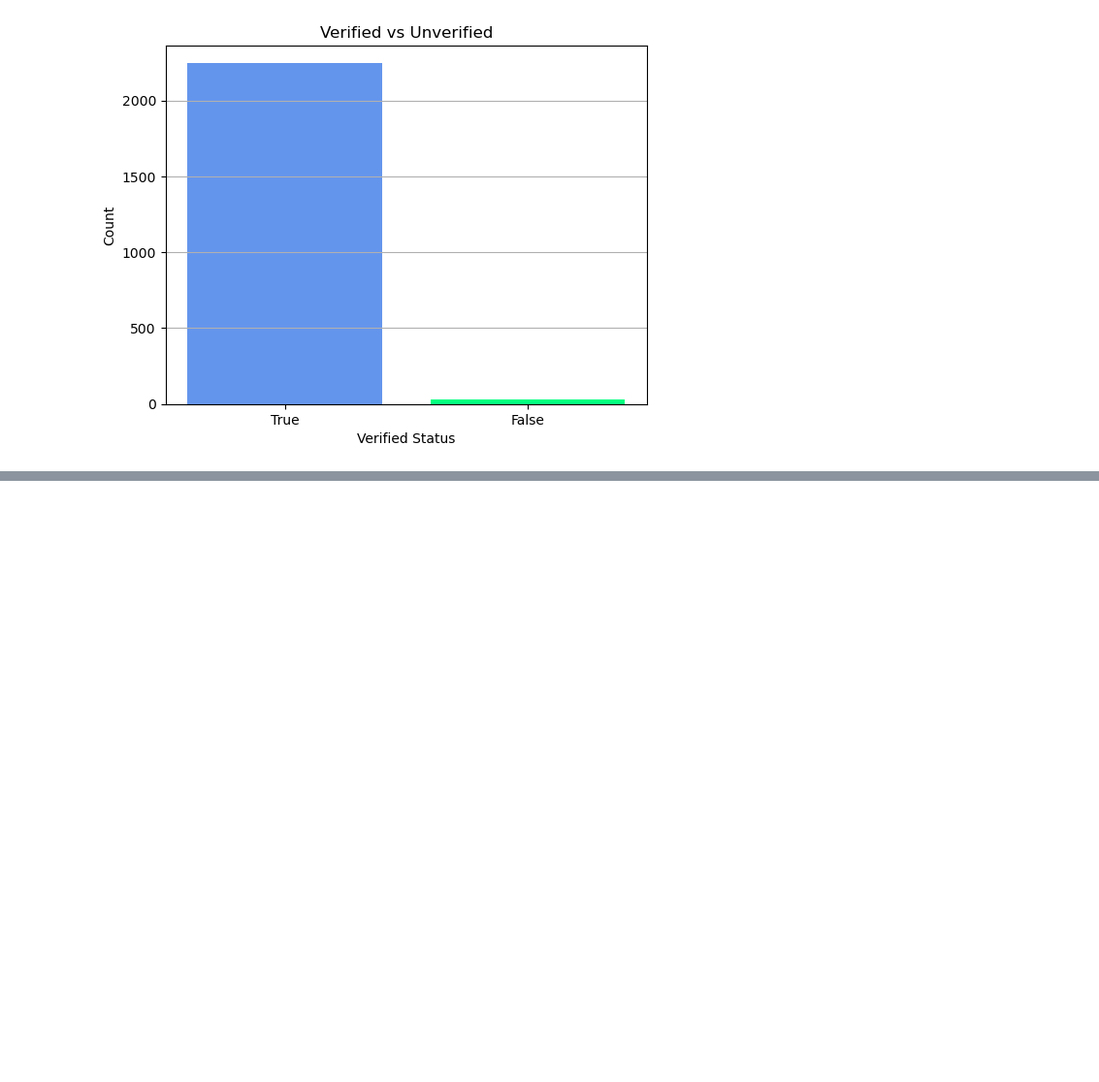
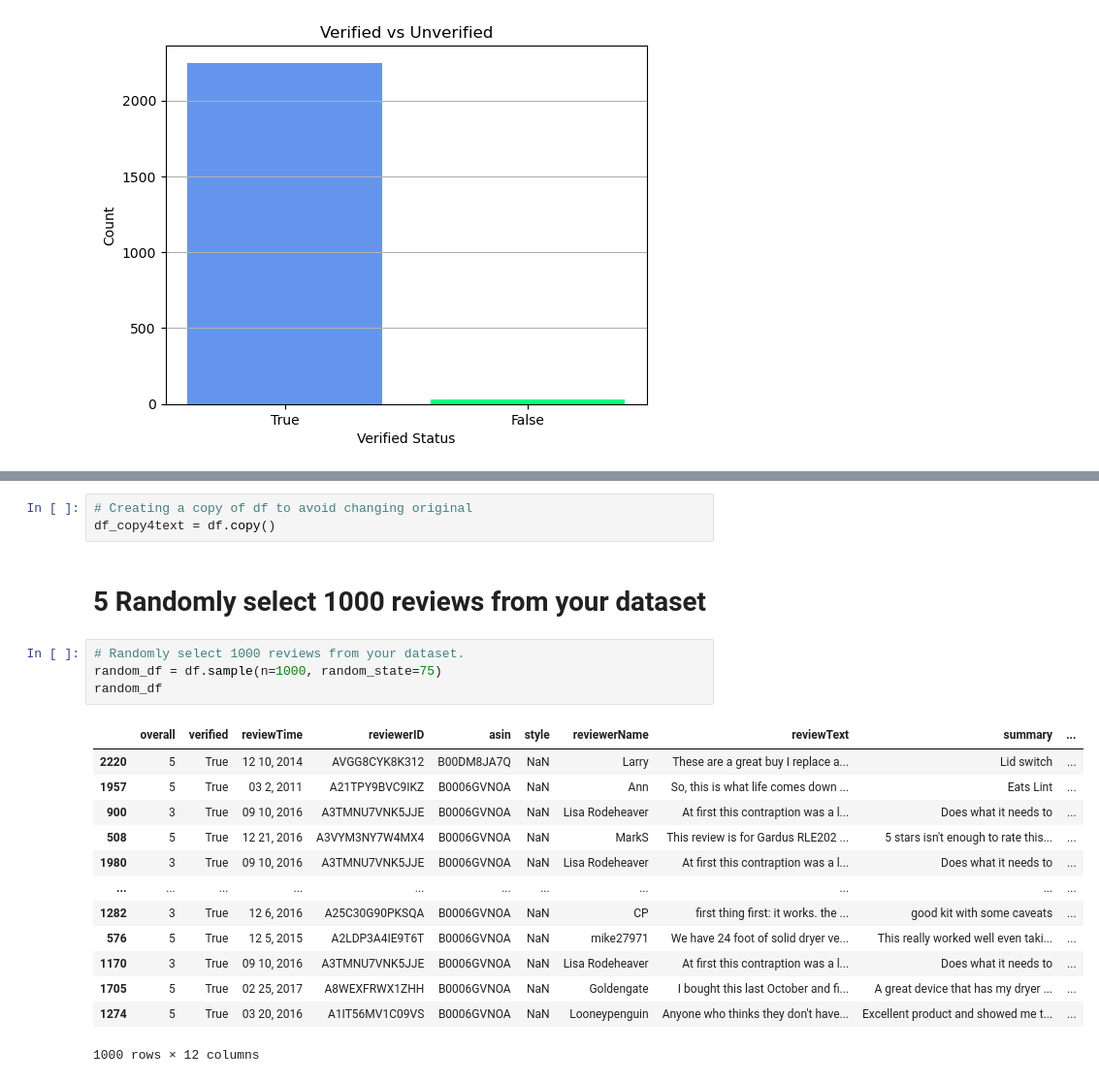
Before and after one commit to rolandjosephb/Comp262-Group3, a Jupyter notebook: Group 3.ipynb, the cells around one changed output, grey strips where cells are left out. Shown at 97% size. Drawn from its saved outputs; the diff is of its cells as text; blank space fills up the shorter version.

```diff
--- a/Group 3.ipynb
+++ b/Group 3.ipynb
@@ -404,0 +462,23 @@ plt.show()
+# %%
+# Creating a copy of df to avoid changing original
+df_copy4text = df.copy()
+# %% [markdown]
+# 5 Randomly select 1000 reviews from your dataset
+# %%
+# Randomly select 1000 reviews from your dataset.
+random_df = df.sample(n=1000, random_state=75)
+random_df
+# %% [output]
+|  | overall | verified | reviewTime | reviewerID | asin | style | reviewerName | reviewText | summary | ... |
+| 2220 | 5 | True | 12 10, 2014 | AVGG8CYK8K312 | B00DM8JA7Q | NaN | Larry | These are a great buy I replace a... | Lid switch | ... |
+| 1957 | 5 | True | 03 2, 2011 | A21TPY9BVC9IKZ | B0006GVNOA | NaN | Ann | So, this is what life comes down ... | Eats Lint | ... |
+| 900 | 3 | True | 09 10, 2016 | A3TMNU7VNK5JJE | B0006GVNOA | NaN | Lisa Rodeheaver | At first this contraption was a l... | Does what it needs to | ... |
+| 508 | 5 | True | 12 21, 2016 | A3VYM3NY7W4MX4 | B0006GVNOA | NaN | MarkS | This review is for Gardus RLE202 ... | 5 stars isn't enough to rate this... | ... |
+| 1980 | 3 | True | 09 10, 2016 | A3TMNU7VNK5JJE | B0006GVNOA | NaN | Lisa Rodeheaver | At first this contraption was a l... | Does what it needs to | ... |
+| ... | ... | ... | ... | ... | ... | ... | ... | ... | ... | ... |
+| 1282 | 3 | True | 12 6, 2016 | A25C30G90PKSQA | B0006GVNOA | NaN | CP | first thing first: it works. the ... | good kit with some caveats | ... |
+| 576 | 5 | True | 12 5, 2015 | A2LDP3A4IE9T6T | B0006GVNOA | NaN | mike27971 | We have 24 foot of solid dryer ve... | This really worked well even taki... | ... |
+| 1170 | 3 | True | 09 10, 2016 | A3TMNU7VNK5JJE | B0006GVNOA | NaN | Lisa Rodeheaver | At first this contraption was a l... | Does what it needs to | ... |
+| 1705 | 5 | True | 02 25, 2017 | A8WEXFRWX1ZHH | B0006GVNOA | NaN | Goldengate | I bought this last October and fi... | A great device that has my dryer ... | ... |
+| 1274 | 5 | True | 03 20, 2016 | A1IT56MV1C09VS | B0006GVNOA | NaN | Looneypenguin | Anyone who thinks they don't have... | Excellent product and showed me t... | ... |
+1000 rows × 12 columns
```
Also changed, not shown: parts of 25 cells of this notebook.
